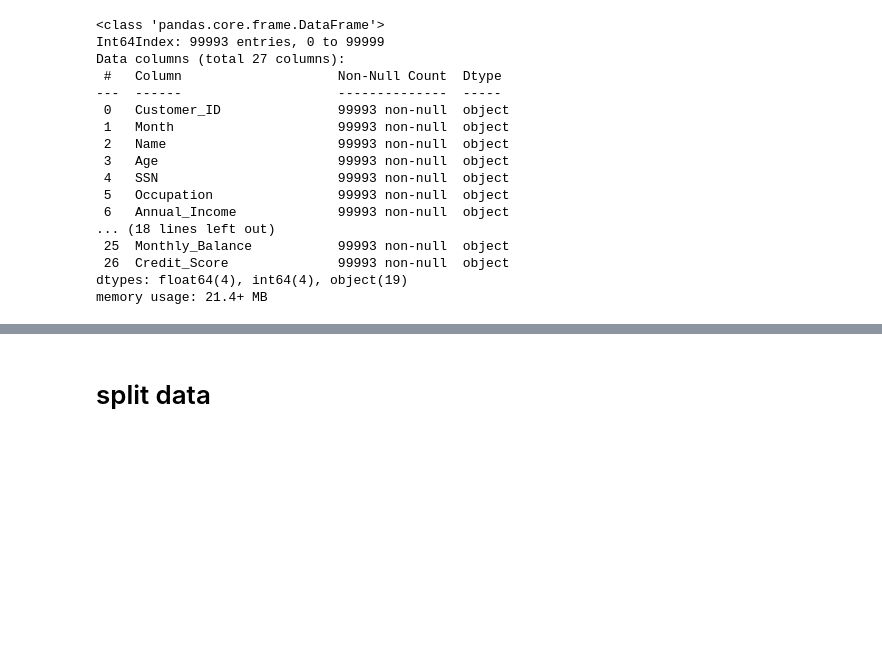
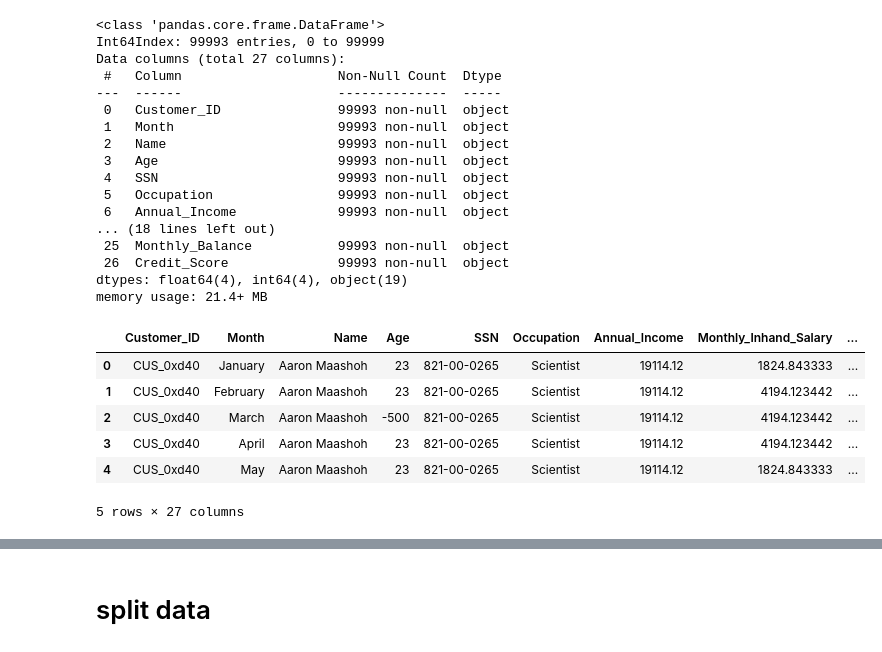
Before and after one commit to woodpecker2100/machine-learning-project, a Jupyter notebook: example notebook.ipynb, the cells around one changed output, grey strips where cells are left out. Saved outputs shown, nothing was run; the diff lists cells and outputs as text; code cells hidden in the pictures; blank space fills up the shorter version.

```diff
--- a/example notebook.ipynb
+++ b/example notebook.ipynb
@@ -277,6 +277,16 @@ dtypes: float64(4), int64(4), object(19)
 memory usage: 21.4+ MB
 # %%
 train.Monthly_Balance = train.Monthly_Balance.astype(float)
+# %%
+train.head()
+# %% [output]
+|  | Customer_ID | Month | Name | Age | SSN | Occupation | Annual_Income | Monthly_Inhand_Salary | ... |
+| 0 | CUS_0xd40 | January | Aaron Maashoh | 23 | 821-00-0265 | Scientist | 19114.12 | 1824.843333 | ... |
+| 1 | CUS_0xd40 | February | Aaron Maashoh | 23 | 821-00-0265 | Scientist | 19114.12 | 4194.123442 | ... |
+| 2 | CUS_0xd40 | March | Aaron Maashoh | -500 | 821-00-0265 | Scientist | 19114.12 | 4194.123442 | ... |
+| 3 | CUS_0xd40 | April | Aaron Maashoh | 23 | 821-00-0265 | Scientist | 19114.12 | 4194.123442 | ... |
+| 4 | CUS_0xd40 | May | Aaron Maashoh | 23 | 821-00-0265 | Scientist | 19114.12 | 1824.843333 | ... |
+5 rows × 27 columns
 # %%
 for i in train.columns:
     if (train[i].dtypes== 'object') :
```
Also changed, not shown: parts of 19 cells of this notebook, 2 other files.
